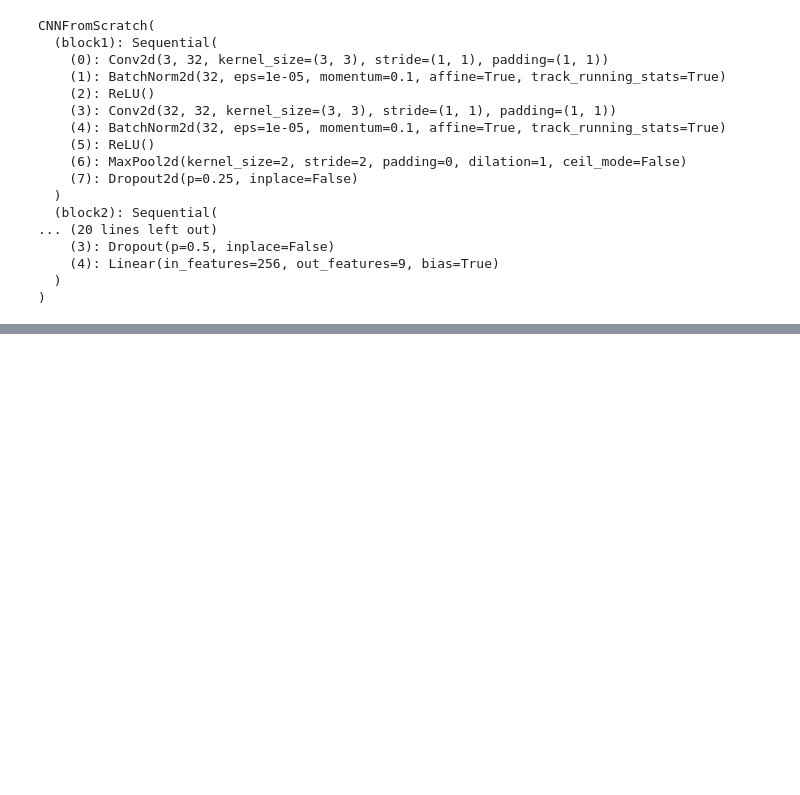
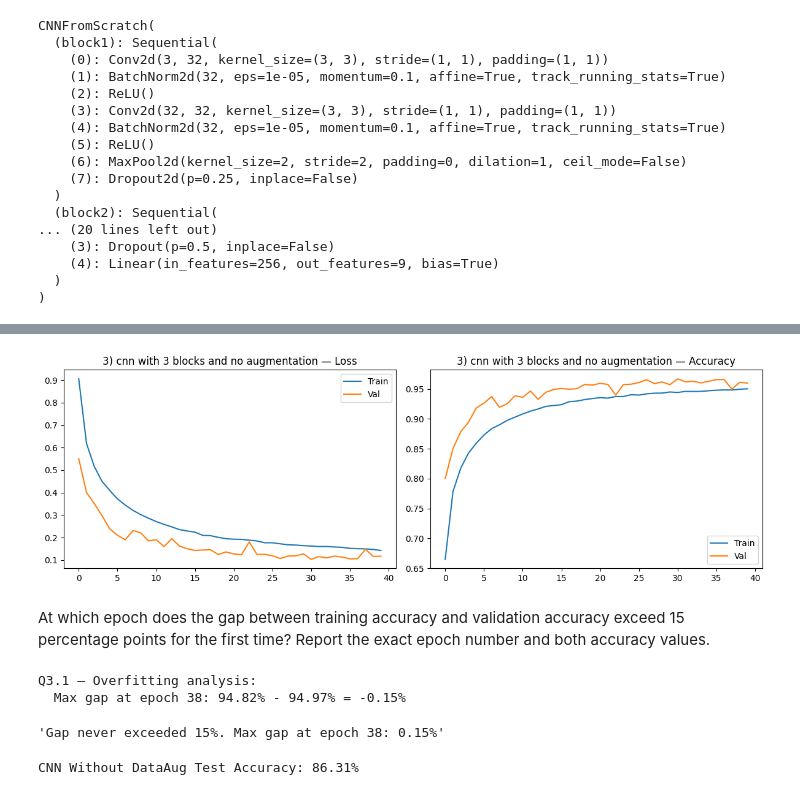
Before and after one commit to cmanell/Colorectal_cancer_DL_project, a Jupyter notebook: DL_project_colorectal_cancer.ipynb, the cells around one changed output, grey strips where cells are left out. Saved outputs shown, nothing was run; the diff lists cells and outputs as text; code cells hidden in the pictures; blank space fills up the shorter version.

```diff
--- a/DL_project_colorectal_cancer.ipynb
+++ b/DL_project_colorectal_cancer.ipynb
@@ -561,0 +617,8 @@ history_cnn_noaug = train_model(cnn_noaug, train_loader, val_loader, epochs=1, l
+# %%
+plot_history(history_cnn_noaug, title="3) cnn with 3 blocks and no augmentation")
+# %% [output]
+[figure, added]
+# %% [markdown]
+At which epoch does
+the gap between training accuracy and validation accuracy exceed 15 percentage points for
+the first time? Report the exact epoch number and both accuracy values.
@@ -561,0 +647,13 @@ history_cnn_noaug = train_model(cnn_noaug, train_loader, val_loader, epochs=1, l
+# %%
+# print the test
+find_gap_epoch(history_cnn_noaug)
+# %% [output]
+Q3.1 — Overfitting analysis:
+  Max gap at epoch 38: 94.82% - 94.97% = -0.15%
+'Gap never exceeded 15%. Max gap at epoch 38: 0.15%'
+# %%
+# Test evaluation
+test_loss_cnn_noaug, test_acc_cnn_noaug, preds_cnn_noaug, labels_cnn_noaug = evaluate(cnn_noaug, test_loader, criterion, device)
+print(f"\nCNN Without DataAug Test Accuracy: {test_acc_cnn_noaug:.2f}%")
+# %% [output]
+CNN Without DataAug Test Accuracy: 86.31%
```
Also changed, not shown: parts of 87 cells of this notebook.
